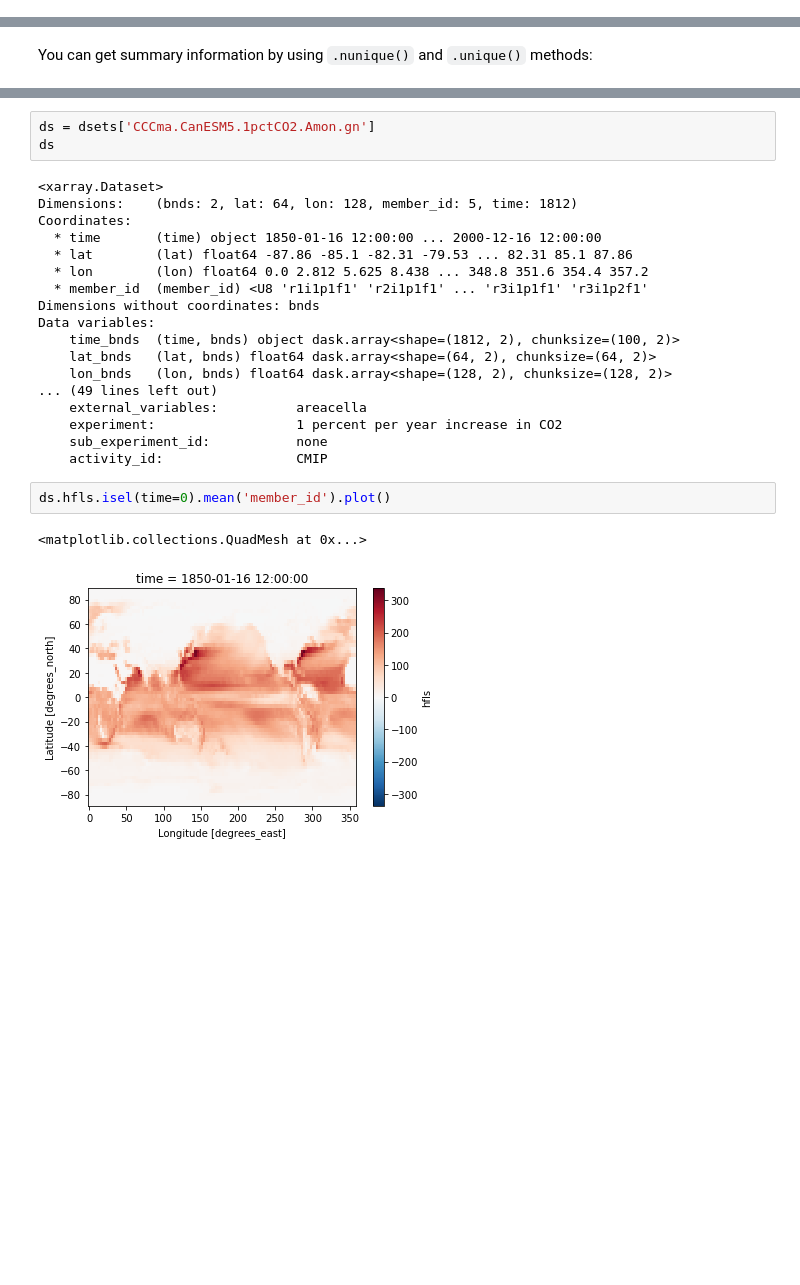
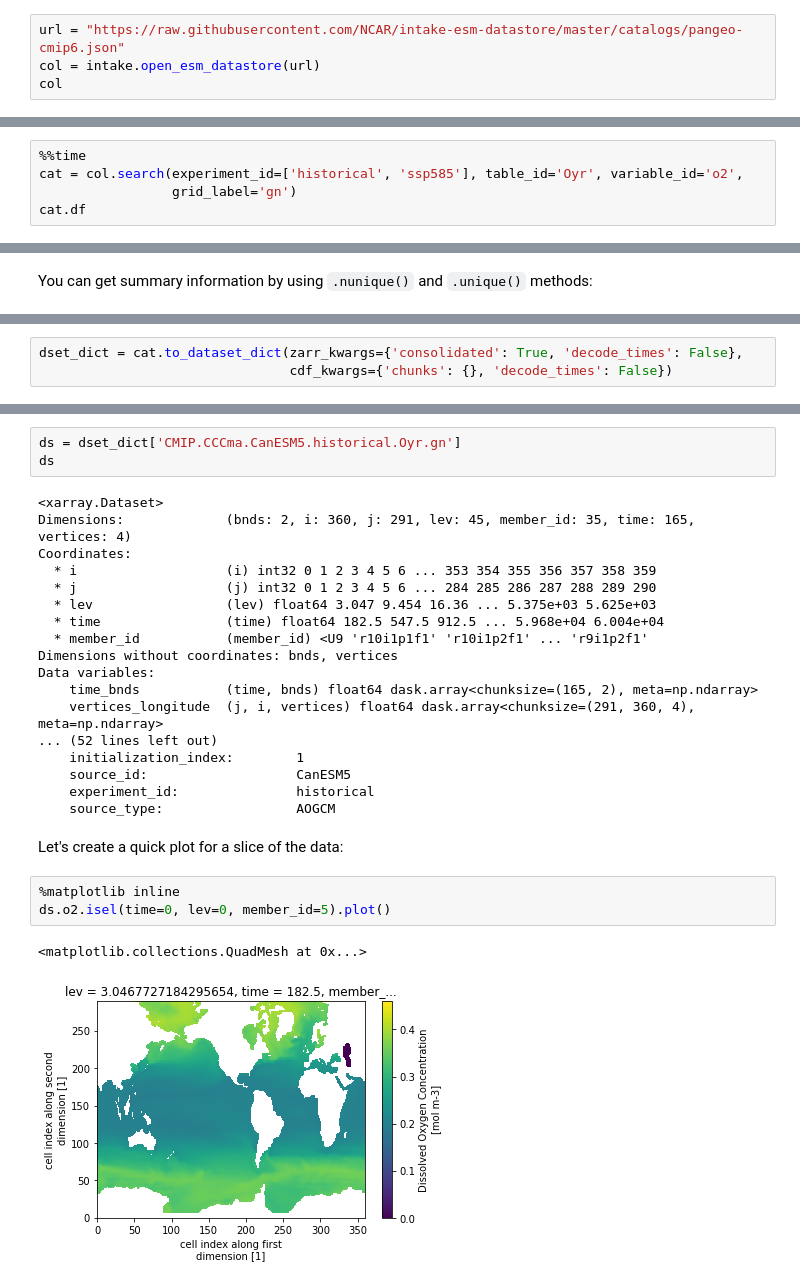
Before and after one commit to intake/intake-esm, a Jupyter notebook: docs/source/notebooks/tutorial.ipynb, the cells around one changed output, grey strips where cells are left out. Saved outputs shown, nothing was run; the diff lists cells and outputs as text; blank space fills up the shorter version.

```diff
--- a/docs/source/notebooks/tutorial.ipynb
+++ b/docs/source/notebooks/tutorial.ipynb
@@ -114,0 +55,4 @@ The same content is also available via the `.df` property, which is a ``pandas.D
+# %%
+url = "https://raw.githubusercontent.com/NCAR/intake-esm-datastore/master/catalogs/pangeo-cmip6.json"
+col = intake.open_esm_datastore(url)
+col
@@ -245,0 +137,5 @@ cat.df.head()
+# %%
+%%time
+cat = col.search(experiment_id=['historical', 'ssp585'], table_id='Oyr', variable_id='o2',
+                 grid_label='gn')
+cat.df
@@ -323,0 +200,3 @@ HBox(children=(IntProgress(value=0, description='member', max=1, style=ProgressS
+# %%
+dset_dict = cat.to_dataset_dict(zarr_kwargs={'consolidated': True, 'decode_times': False},
+                                cdf_kwargs={'chunks': {}, 'decode_times': False})
@@ -328,26 +216,29 @@ dict_keys(['CCCma.CanESM5.1pctCO2.Amon.gn', 'IPSL.IPSL-CM6A-LR.1pctCO2.Amon.gr']
 # %%
-ds = dsets['CCCma.CanESM5.1pctCO2.Amon.gn']
+ds = dset_dict['CMIP.CCCma.CanESM5.historical.Oyr.gn']
 ds
 # %% [output]
 <xarray.Dataset>
-Dimensions:    (bnds: 2, lat: 64, lon: 128, member_id: 5, time: 1812)
+Dimensions:             (bnds: 2, i: 360, j: 291, lev: 45, member_id: 35, time: 165, vertices: 4)
 Coordinates:
-  * time       (time) object 1850-01-16 12:00:00 ... 2000-12-16 12:00:00
-  * lat        (lat) float64 -87.86 -85.1 -82.31 -79.53 ... 82.31 85.1 87.86
-  * lon        (lon) float64 0.0 2.812 5.625 8.438 ... 348.8 351.6 354.4 357.2
-  * member_id  (member_id) <U8 'r1i1p1f1' 'r2i1p1f1' ... 'r3i1p1f1' 'r3i1p2f1'
-Dimensions without coordinates: bnds
+  * i                   (i) int32 0 1 2 3 4 5 6 ... 353 354 355 356 357 358 359
+  * j                   (j) int32 0 1 2 3 4 5 6 ... 284 285 286 287 288 289 290
+  * lev                 (lev) float64 3.047 9.454 16.36 ... 5.375e+03 5.625e+03
+  * time                (time) float64 182.5 547.5 912.5 ... 5.968e+04 6.004e+04
+  * member_id           (member_id) <U9 'r10i1p1f1' 'r10i1p2f1' ... 'r9i1p2f1'
+Dimensions without coordinates: bnds, vertices
 Data variables:
-    time_bnds  (time, bnds) object dask.array<shape=(1812, 2), chunksize=(100, 2)>
-    lat_bnds   (lat, bnds) float64 dask.array<shape=(64, 2), chunksize=(64, 2)>
-    lon_bnds   (lon, bnds) float64 dask.array<shape=(128, 2), chunksize=(128, 2)>
-... (49 lines left out)
-    external_variables:          areacella
-    experiment:                  1 percent per year increase in CO2
-    sub_experiment_id:           none
-    activity_id:                 CMIP
+    time_bnds           (time, bnds) float64 dask.array<chunksize=(165, 2), meta=np.ndarray>
+    vertices_longitude  (j, i, vertices) float64 dask.array<chunksize=(291, 360, 4), meta=np.ndarray>
+... (52 lines left out)
+    initialization_index:        1
+    source_id:                   CanESM5
+    experiment_id:               historical
+    source_type:                 AOGCM
+# %% [markdown]
+Let's create a quick plot for a slice of the data:
 # %%
-ds.hfls.isel(time=0).mean('member_id').plot()
+%matplotlib inline
+ds.o2.isel(time=0, lev=0, member_id=5).plot()
 # %% [output]
 <matplotlib.collections.QuadMesh at 0x...>
-[figure, old version]
+[figure, new version]
```
Also changed, not shown: parts of 59 cells of this notebook, 5 other files.
